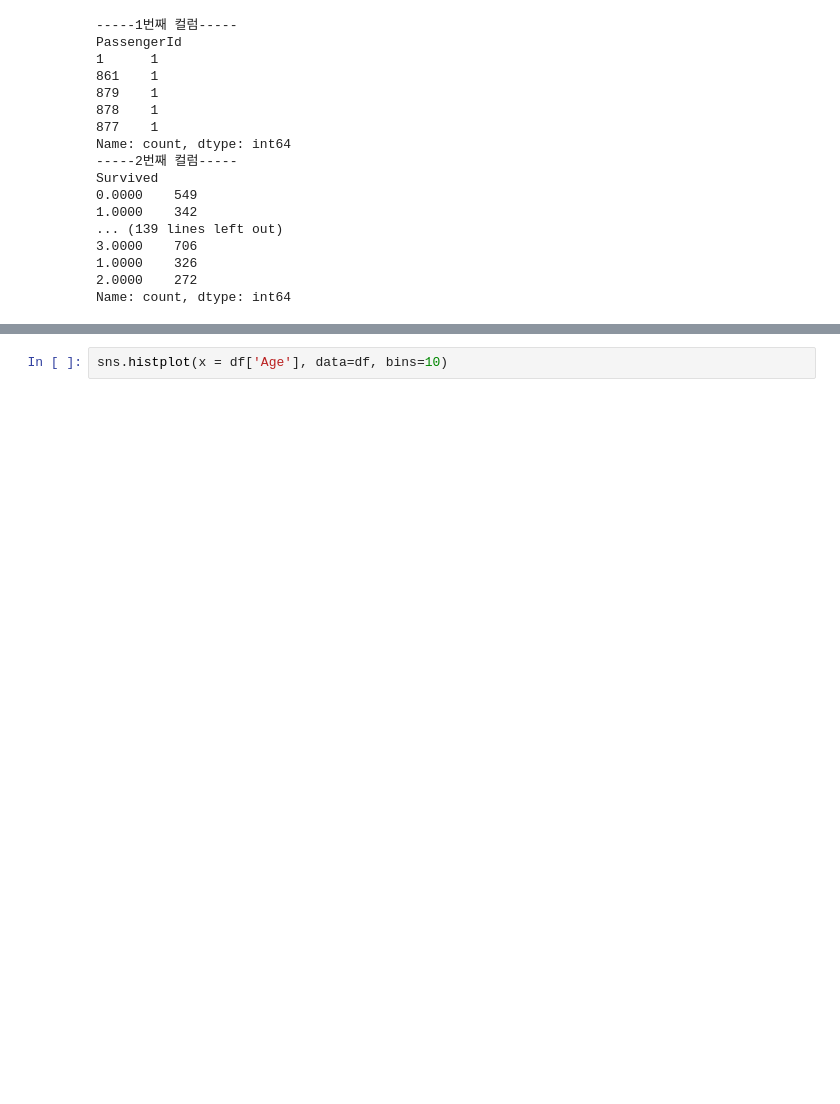
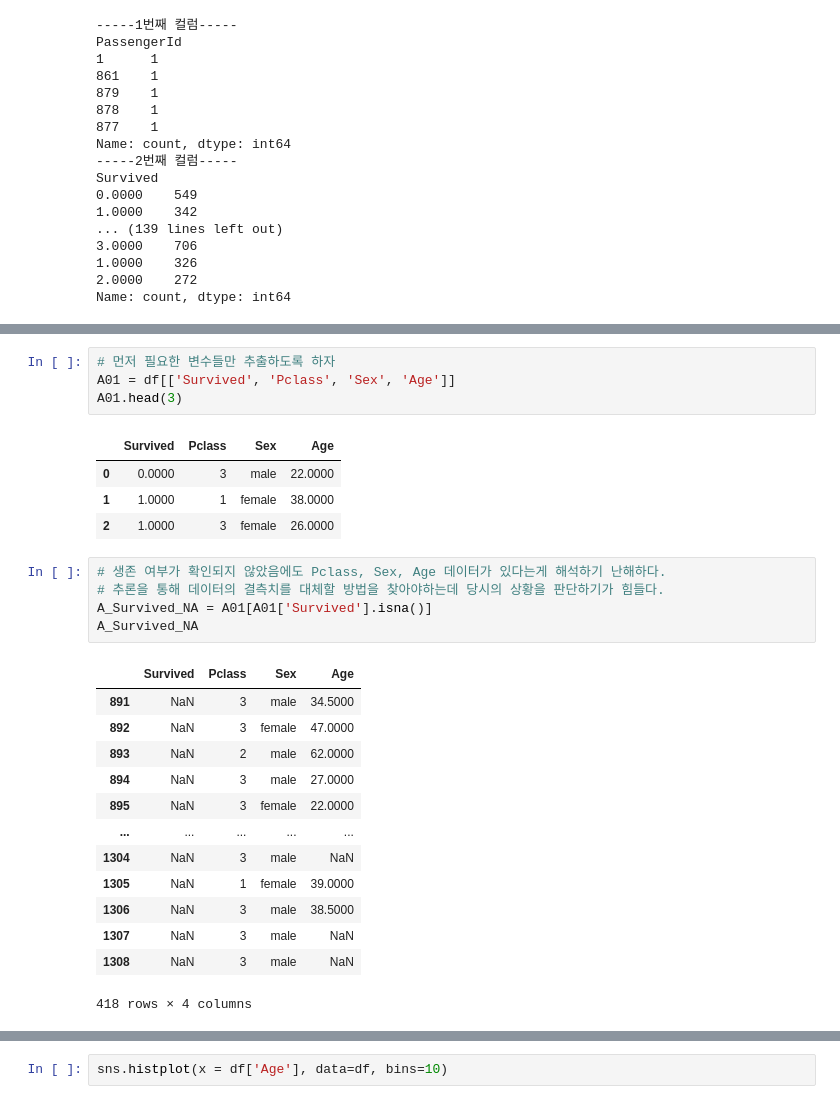
Before and after one commit to seonjaechoi0307/Project_Based_Learning, a Jupyter notebook: Titanic/Code/Project_Titanic.ipynb, the cells around one changed output, grey strips where cells are left out. Drawn from its saved outputs; the diff is of its cells as text; blank space fills up the shorter version.

```diff
--- a/Titanic/Code/Project_Titanic.ipynb
+++ b/Titanic/Code/Project_Titanic.ipynb
@@ -130,0 +160,28 @@ Name: count, dtype: int64
+# %%
+# 먼저 필요한 변수들만 추출하도록 하자
+A01 = df[['Survived', 'Pclass', 'Sex', 'Age']]
+A01.head(3)
+# %% [output]
+|  | Survived | Pclass | Sex | Age |
+| 0 | 0.0000 | 3 | male | 22.0000 |
+| 1 | 1.0000 | 1 | female | 38.0000 |
+| 2 | 1.0000 | 3 | female | 26.0000 |
+# %%
+# 생존 여부가 확인되지 않았음에도 Pclass, Sex, Age 데이터가 있다는게 해석하기 난해하다.
+# 추론을 통해 데이터의 결측치를 대체할 방법을 찾아야하는데 당시의 상황을 판단하기가 힘들다.
+A_Survived_NA = A01[A01['Survived'].isna()]
+A_Survived_NA
+# %% [output]
+|  | Survived | Pclass | Sex | Age |
+| 891 | NaN | 3 | male | 34.5000 |
+| 892 | NaN | 3 | female | 47.0000 |
+| 893 | NaN | 2 | male | 62.0000 |
+| 894 | NaN | 3 | male | 27.0000 |
+| 895 | NaN | 3 | female | 22.0000 |
+| ... | ... | ... | ... | ... |
+| 1304 | NaN | 3 | male | NaN |
+| 1305 | NaN | 1 | female | 39.0000 |
+| 1306 | NaN | 3 | male | 38.5000 |
+| 1307 | NaN | 3 | male | NaN |
+| 1308 | NaN | 3 | male | NaN |
+418 rows × 4 columns
```
Also changed, not shown: parts of 11 cells of this notebook.
